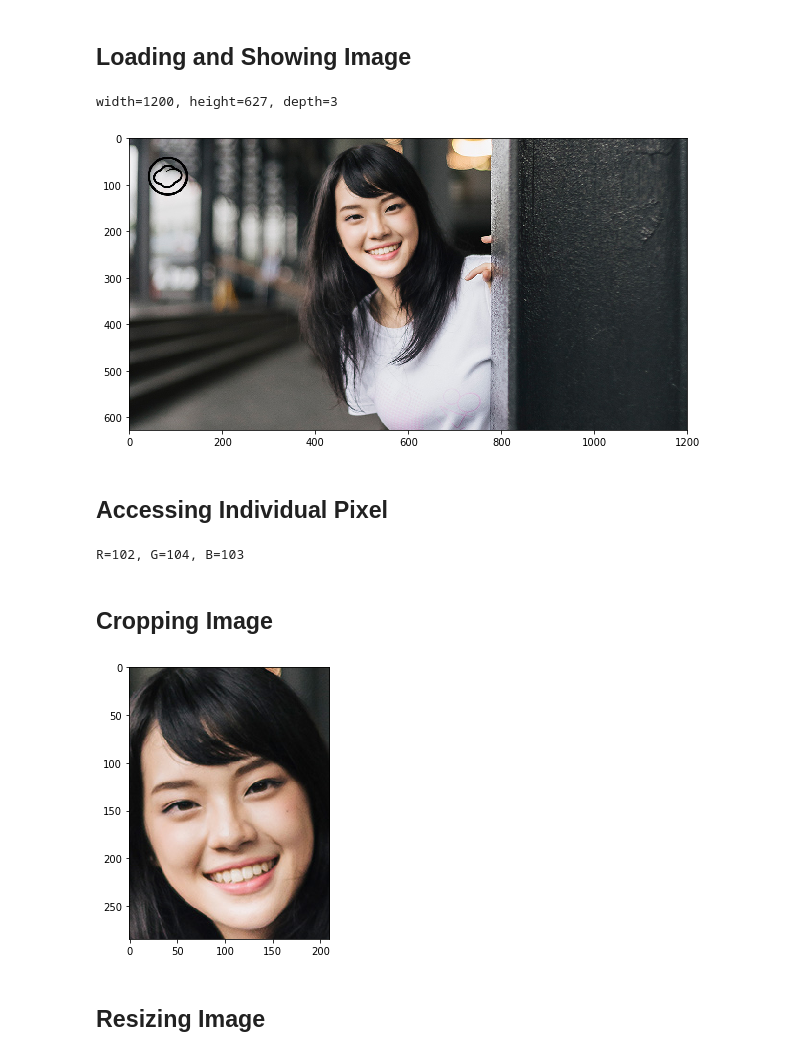
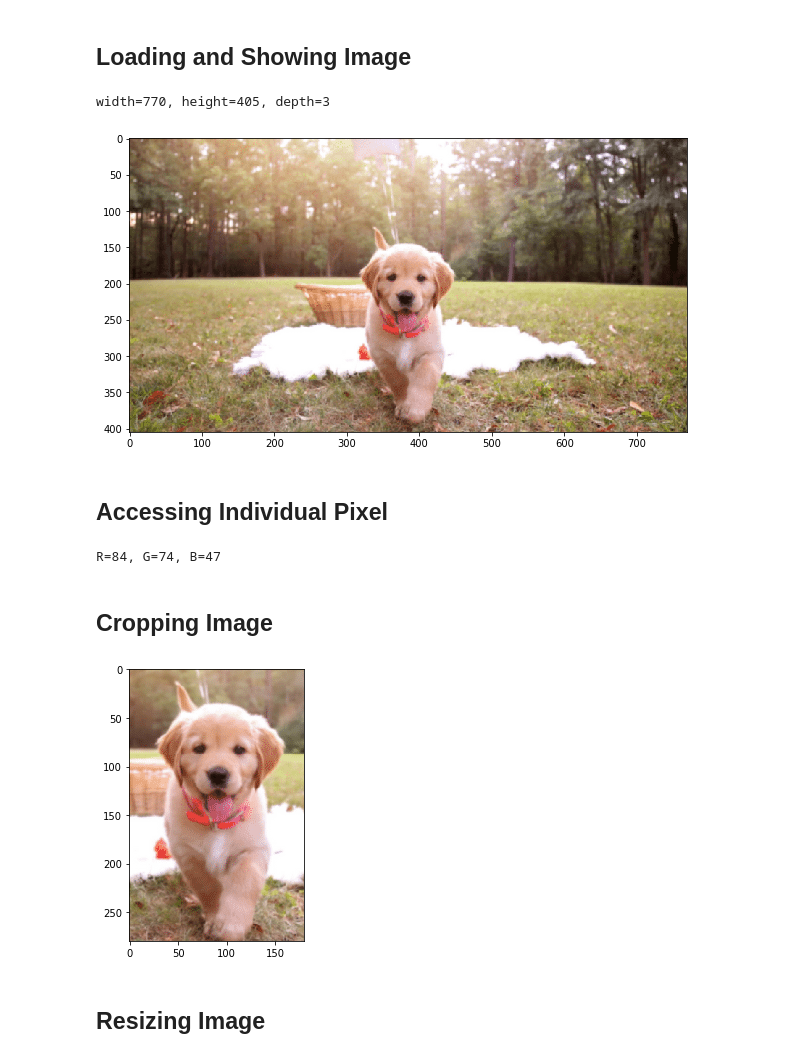
Before and after one commit to zkan/dl4cv, a Jupyter notebook: opencv/opencv.ipynb, the cells around one changed output. Drawn from its saved outputs; the diff is of its cells as text; code cells hidden in the pictures.

Commit message:
Change test image

```diff
--- a/opencv/opencv.ipynb
+++ b/opencv/opencv.ipynb
@@ -20,7 +18,7 @@ import matplotlib.pyplot as plt
 # %% [markdown]
 ## Loading and Showing Image
 # %%
-image = cv2.imread('interview-talk-bnk48-share.jpg')
+image = cv2.imread('golden-puppy.png')
 (h, w, d) = image.shape
 print(f'width={w}, height={h}, depth={d}')
 
@@ -33,25 +31,25 @@ plt.figure(figsize=(10, 10))
 rgb_image = cv2.cvtColor(image, cv2.COLOR_BGR2RGB)
 plt.imshow(rgb_image);
 # %% [output]
-width=1200, height=627, depth=3
+width=770, height=405, depth=3
-[figure, old version]
+[figure, new version]
 # %% [markdown]
 ## Accessing Individual Pixel
 # %%
 (B, G, R) = image[100, 50]
 print(f'R={R}, G={G}, B={B}')
 # %% [output]
-R=102, G=104, B=103
+R=84, G=74, B=47
 # %% [markdown]
 ## Cropping Image
 # %%
-roi = image[25:310, 430:640]
+roi = image[110:390, 290:470]
 
 plt.figure(figsize=(5, 5))
 rgb_image = cv2.cvtColor(roi, cv2.COLOR_BGR2RGB)
 plt.imshow(rgb_image);
 # %% [output]
-[figure, old version]
+[figure, new version]
 # %% [markdown]
 ## Resizing Image
 # %%
```
Also changed, not shown: parts of 10 cells of this notebook, 2 other files.
